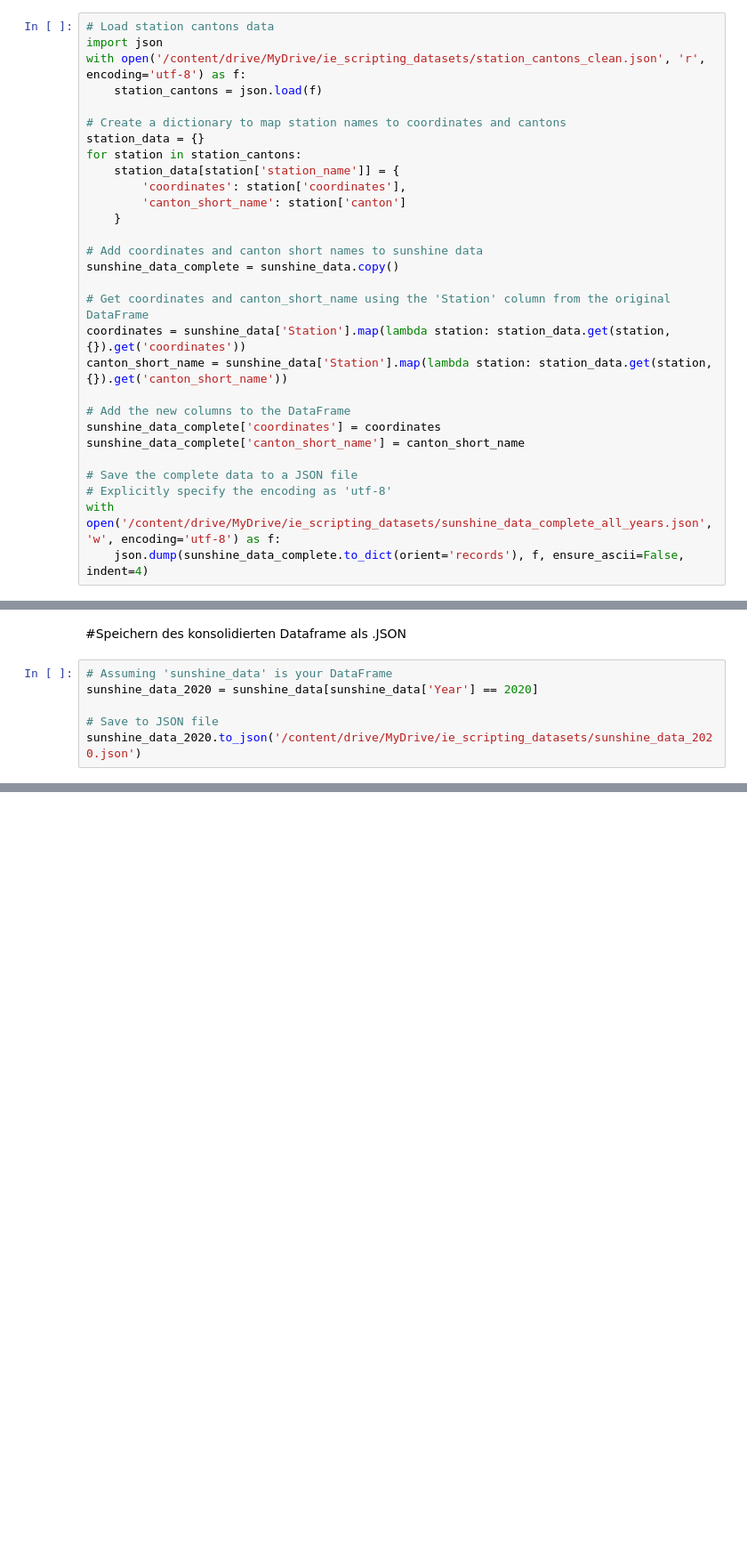
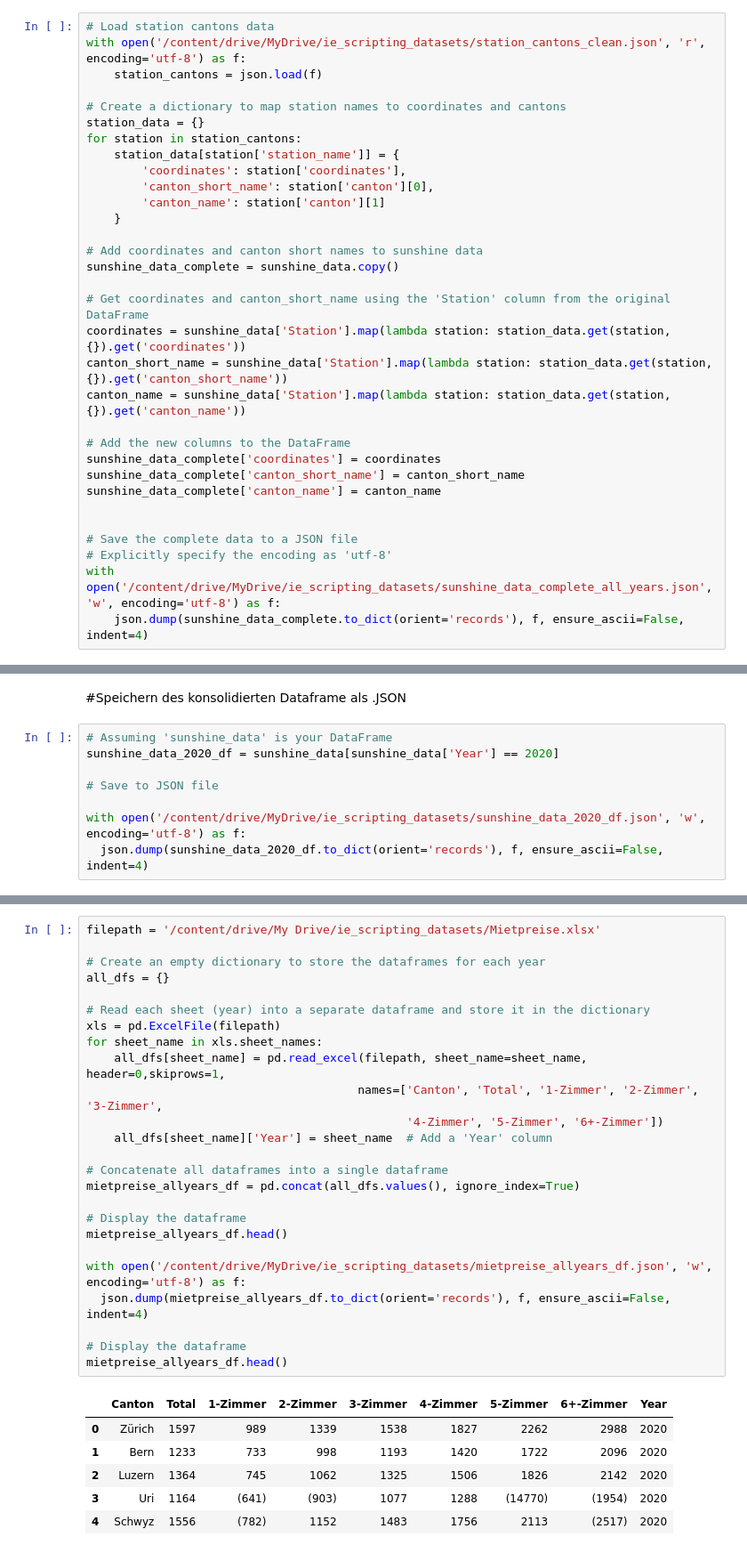
Before and after one commit to kevgam/CAS_IE_Scripting, a Jupyter notebook: group_5_aggregate.ipynb, the cells around one changed output, grey strips where cells are left out. Shown: that part at 89% size. Drawn from its saved outputs; the diff is of its cells as text; blank space fills up the shorter version.

```diff
--- a/group_5_aggregate.ipynb
+++ b/group_5_aggregate.ipynb
@@ -549,7 +552,6 @@ print(sunshine_data)
 #Updated Dataframe inklusive Stationskoordinaten und Kantonskürzel gespeichert in einem .JSON
 # %%
 # Load station cantons data
-import json
 with open('/content/drive/MyDrive/ie_scripting_datasets/station_cantons_clean.json', 'r', encoding='utf-8') as f:
     station_cantons = json.load(f)
 
@@ -558,7 +560,8 @@ station_data = {}
 for station in station_cantons:
     station_data[station['station_name']] = {
         'coordinates': station['coordinates'],
-        'canton_short_name': station['canton']
+        'canton_short_name': station['canton'][0],
+        'canton_name': station['canton'][1]
     }
 
 # Add coordinates and canton short names to sunshine data
@@ -567,10 +570,13 @@ sunshine_data_complete = sunshine_data.copy()
 # Get coordinates and canton_short_name using the 'Station' column from the original DataFrame
 coordinates = sunshine_data['Station'].map(lambda station: station_data.get(station, {}).get('coordinates'))
 canton_short_name = sunshine_data['Station'].map(lambda station: station_data.get(station, {}).get('canton_short_name'))
+canton_name = sunshine_data['Station'].map(lambda station: station_data.get(station, {}).get('canton_name'))
 
 # Add the new columns to the DataFrame
 sunshine_data_complete['coordinates'] = coordinates
 sunshine_data_complete['canton_short_name'] = canton_short_name
+sunshine_data_complete['canton_name'] = canton_name
+
 
 # Save the complete data to a JSON file
 # Explicitly specify the encoding as 'utf-8'
@@ -625,7 +620,9 @@ print(sunshine_data_2020)
 #Speichern des konsolidierten Dataframe als .JSON
 # %%
 # Assuming 'sunshine_data' is your DataFrame
-sunshine_data_2020 = sunshine_data[sunshine_data['Year'] == 2020]
+sunshine_data_2020_df = sunshine_data[sunshine_data['Year'] == 2020]
 
 # Save to JSON file
-sunshine_data_2020.to_json('/content/drive/MyDrive/ie_scripting_datasets/sunshine_data_2020.json')
+
+with open('/content/drive/MyDrive/ie_scripting_datasets/sunshine_data_2020_df.json', 'w', encoding='utf-8') as f:
+  json.dump(sunshine_data_2020_df.to_dict(orient='records'), f, ensure_ascii=False, indent=4)
@@ -631,0 +631,32 @@ sunshine_data_2020.to_json('/content/drive/MyDrive/ie_scripting_datasets/sunshin
+# %%
+filepath = '/content/drive/My Drive/ie_scripting_datasets/Mietpreise.xlsx'
+
+# Create an empty dictionary to store the dataframes for each year
+all_dfs = {}
+
+# Read each sheet (year) into a separate dataframe and store it in the dictionary
+xls = pd.ExcelFile(filepath)
+for sheet_name in xls.sheet_names:
+    all_dfs[sheet_name] = pd.read_excel(filepath, sheet_name=sheet_name, header=0,skiprows=1,
+                                       names=['Canton', 'Total', '1-Zimmer', '2-Zimmer', '3-Zimmer',
+                                              '4-Zimmer', '5-Zimmer', '6+-Zimmer'])
+    all_dfs[sheet_name]['Year'] = sheet_name  # Add a 'Year' column
+
+# Concatenate all dataframes into a single dataframe
+mietpreise_allyears_df = pd.concat(all_dfs.values(), ignore_index=True)
+
+# Display the dataframe
+mietpreise_allyears_df.head()
+
+with open('/content/drive/MyDrive/ie_scripting_datasets/mietpreise_allyears_df.json', 'w', encoding='utf-8') as f:
+  json.dump(mietpreise_allyears_df.to_dict(orient='records'), f, ensure_ascii=False, indent=4)
+
+# Display the dataframe
+mietpreise_allyears_df.head()
+# %% [output]
+|  | Canton | Total | 1-Zimmer | 2-Zimmer | 3-Zimmer | 4-Zimmer | 5-Zimmer | 6+-Zimmer | Year |
+| 0 | Zürich | 1597 | 989 | 1339 | 1538 | 1827 | 2262 | 2988 | 2020 |
+| 1 | Bern | 1233 | 733 | 998 | 1193 | 1420 | 1722 | 2096 | 2020 |
+| 2 | Luzern | 1364 | 745 | 1062 | 1325 | 1506 | 1826 | 2142 | 2020 |
+| 3 | Uri | 1164 | (641) | (903) | 1077 | 1288 | (14770) | (1954) | 2020 |
+| 4 | Schwyz | 1556 | (782) | 1152 | 1483 | 1756 | 2113 | (2517) | 2020 |
```
Also changed, not shown: parts of 22 cells of this notebook.
